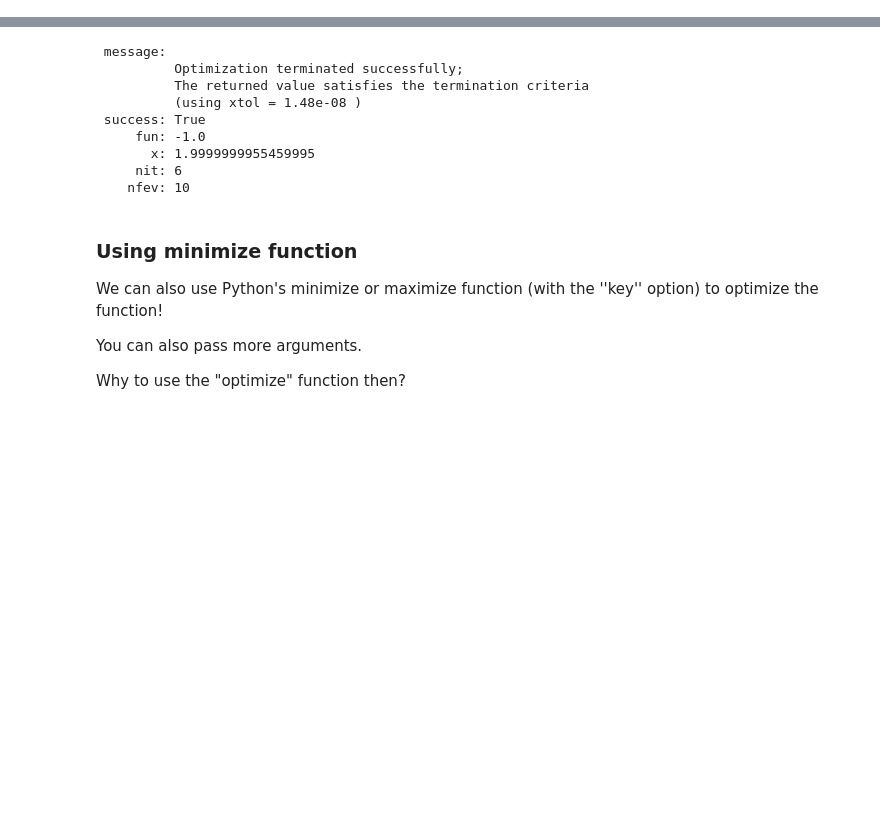
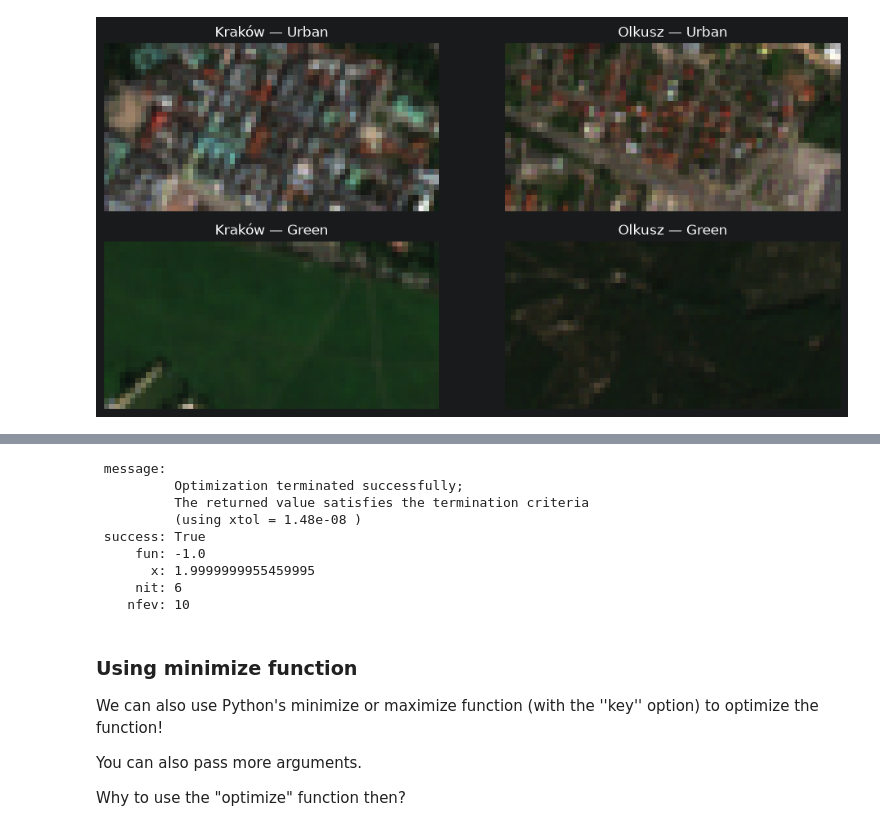
Before and after one commit to michal-proc/ml4space-labs, a Jupyter notebook: lab_2/probability_distribution.ipynb, the cells around one changed output, grey strips where cells are left out. Drawn from its saved outputs; the diff is of its cells as text; code cells hidden in the pictures; blank space fills up the shorter version.

```diff
--- a/lab_2/probability_distribution.ipynb
+++ b/lab_2/probability_distribution.ipynb
@@ -11,0 +114,21 @@ Examples provided for the optional part.
+# %%
+# Row start, row stop, column start, column stop.
+regions = {
+    "cracow": {"Urban": (200, 232, 220, 284), "Green": (237, 269, 8, 72)},
+    "olkusz": {"Urban": (215, 247, 250, 314), "Green": (345, 377, 20, 84)},
+}
+s2_regions, s1_regions = {}, {}
+fig, axes = mp.subplots(2, 2, figsize=(10, 5))
+for col, name in enumerate(sites):
+    s2_regions[name], s1_regions[name] = {}, {}
+    for row, (region, (y0, y1, x0, x1)) in enumerate(regions[name].items()):
+        s2_regions[name][region] = s2_images[name][:, y0:y1, x0:x1]
+        s1_regions[name][region] = s1_images[name][:, y0:y1, x0:x1]
+        rgb = s2_regions[name][region][[2, 1, 0]].transpose(1, 2, 0).astype(float)
+        axes[row, col].imshow(np.clip((rgb - 1000) / 3000, 0, 1))
+        axes[row, col].set_title(sites[name][0] + " — " + region)
+        axes[row, col].axis("off")
+mp.tight_layout()
+mp.show()
+# %% [output]
+[figure, added]
```
Also changed, not shown: parts of 14 cells of this notebook, 8 other files.
